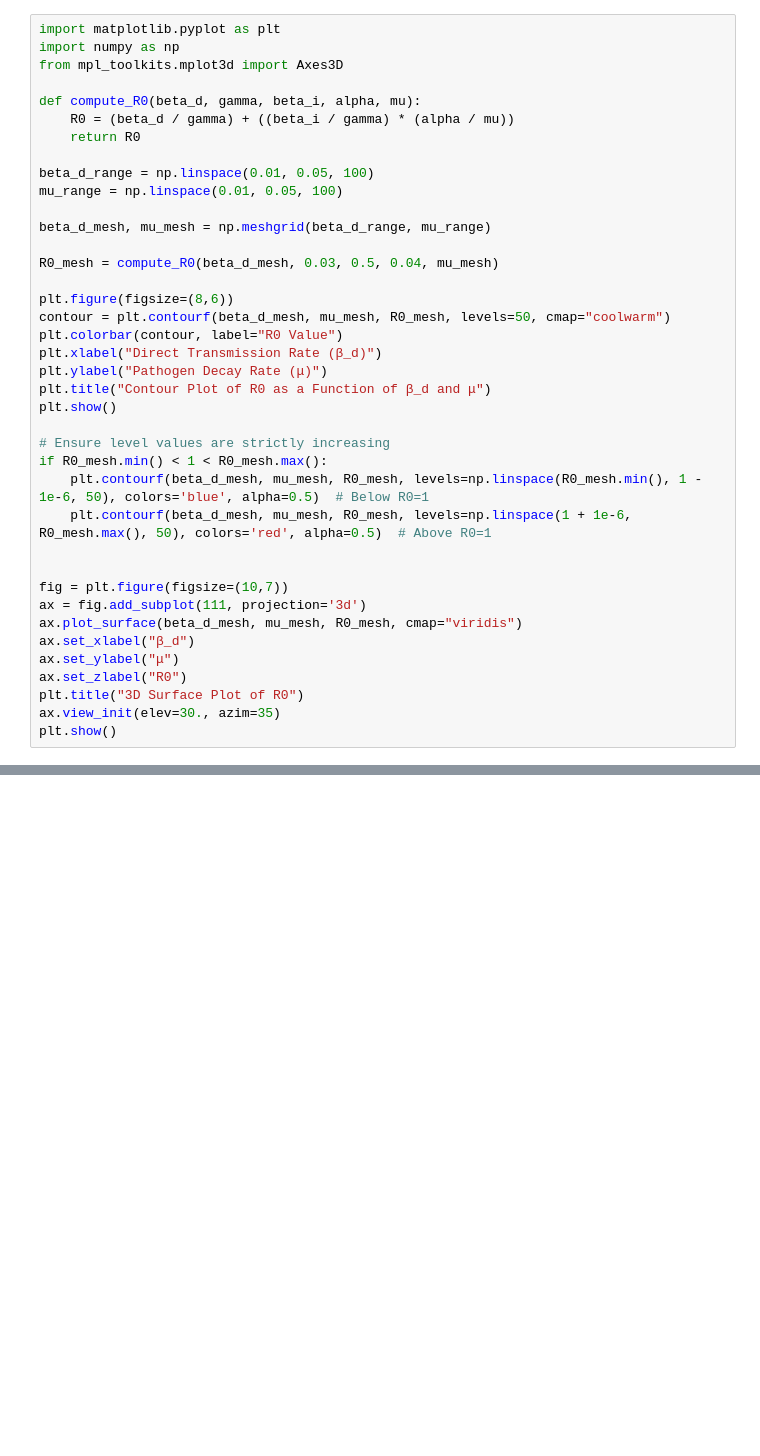
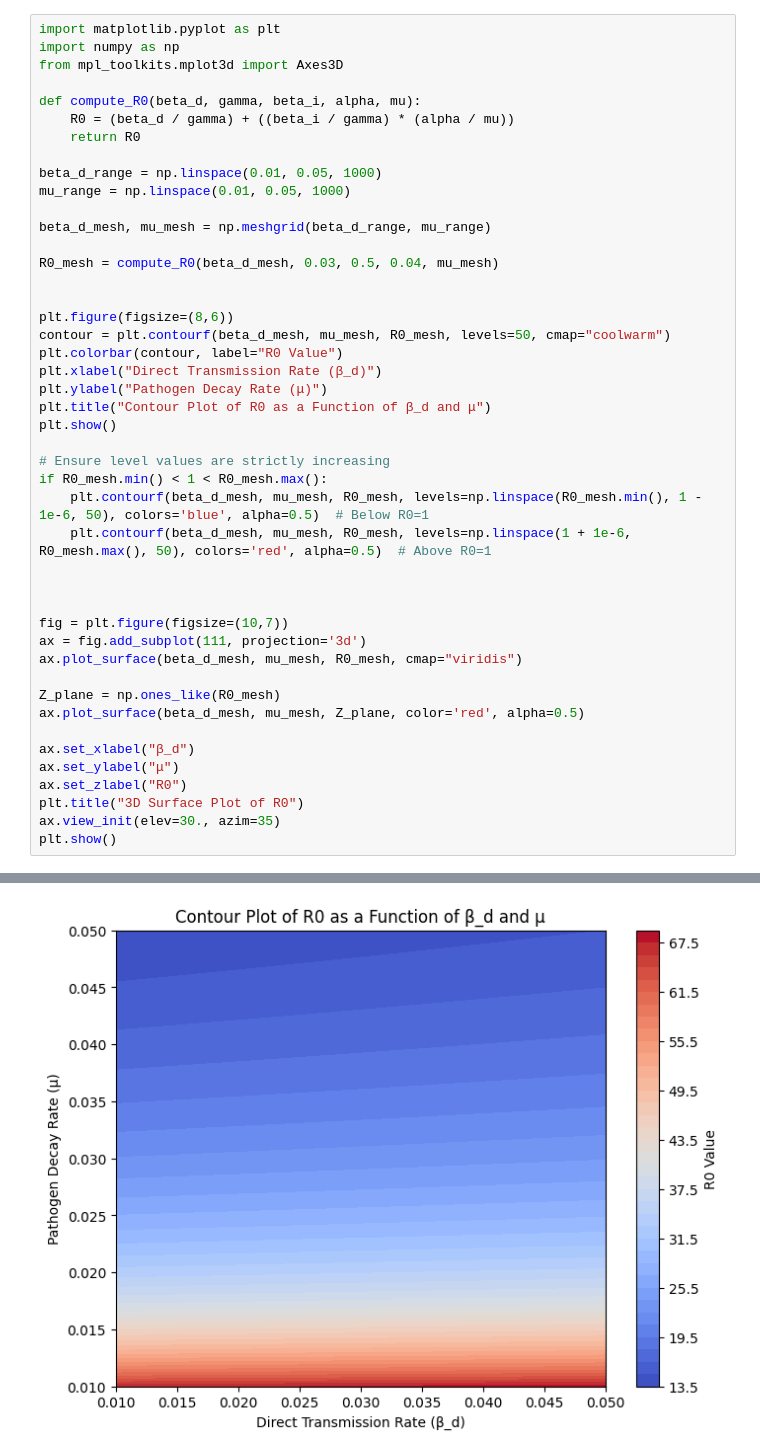
Before and after one commit to nazabu/WNS-Mathematical-Simulation, a Jupyter notebook: src/Surface and Contour Plot.ipynb, the cells around one changed output, grey strips where cells are left out. Drawn from its saved outputs; the diff is of its cells as text; blank space fills up the shorter version.

```diff
--- a/src/Surface and Contour Plot.ipynb
+++ b/src/Surface and Contour Plot.ipynb
@@ -7,12 +7,13 @@ def compute_R0(beta_d, gamma, beta_i, alpha, mu):
     R0 = (beta_d / gamma) + ((beta_i / gamma) * (alpha / mu))
     return R0
 
-beta_d_range = np.linspace(0.01, 0.05, 100)
-mu_range = np.linspace(0.01, 0.05, 100)
+beta_d_range = np.linspace(0.01, 0.05, 1000)
+mu_range = np.linspace(0.01, 0.05, 1000)
 
 beta_d_mesh, mu_mesh = np.meshgrid(beta_d_range, mu_range)
 
 R0_mesh = compute_R0(beta_d_mesh, 0.03, 0.5, 0.04, mu_mesh)
+
 
 plt.figure(figsize=(8,6))
 contour = plt.contourf(beta_d_mesh, mu_mesh, R0_mesh, levels=50, cmap="coolwarm")
@@ -28,9 +29,14 @@ if R0_mesh.min() < 1 < R0_mesh.max():
     plt.contourf(beta_d_mesh, mu_mesh, R0_mesh, levels=np.linspace(1 + 1e-6, R0_mesh.max(), 50), colors='red', alpha=0.5)  # Above R0=1
 
 
+
 fig = plt.figure(figsize=(10,7))
 ax = fig.add_subplot(111, projection='3d')
 ax.plot_surface(beta_d_mesh, mu_mesh, R0_mesh, cmap="viridis")
+
+Z_plane = np.ones_like(R0_mesh)
+ax.plot_surface(beta_d_mesh, mu_mesh, Z_plane, color='red', alpha=0.5)
+
 ax.set_xlabel("β_d")
 ax.set_ylabel("μ")
 ax.set_zlabel("R0")
@@ -41,0 +47 @@ ValueError: The truth value of an array with more than one element is ambiguous.
+[figure, added]
```
Also changed, not shown: parts of 3 cells of this notebook.
